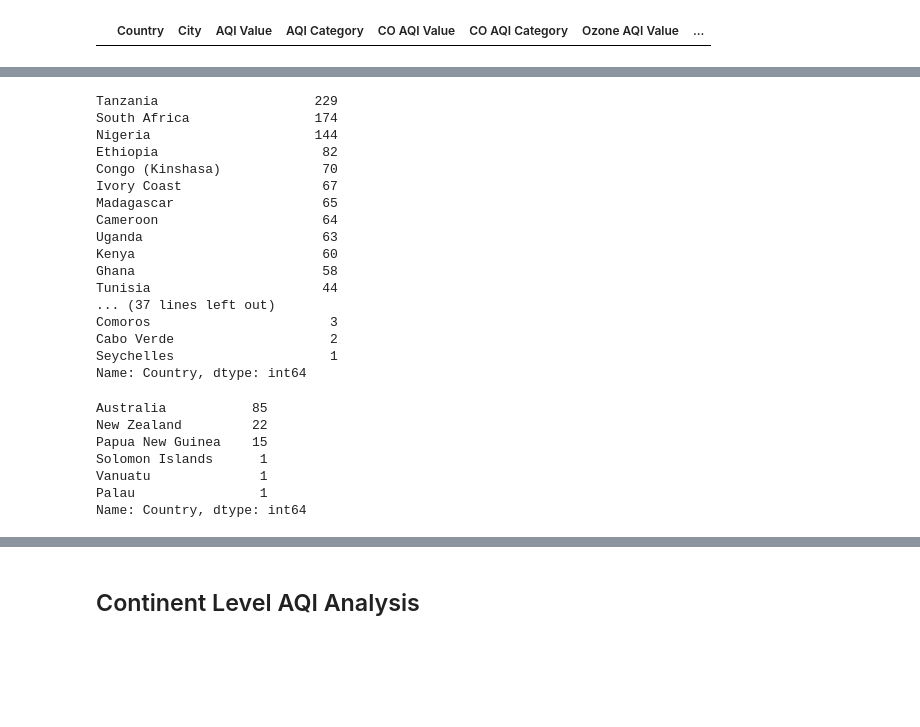
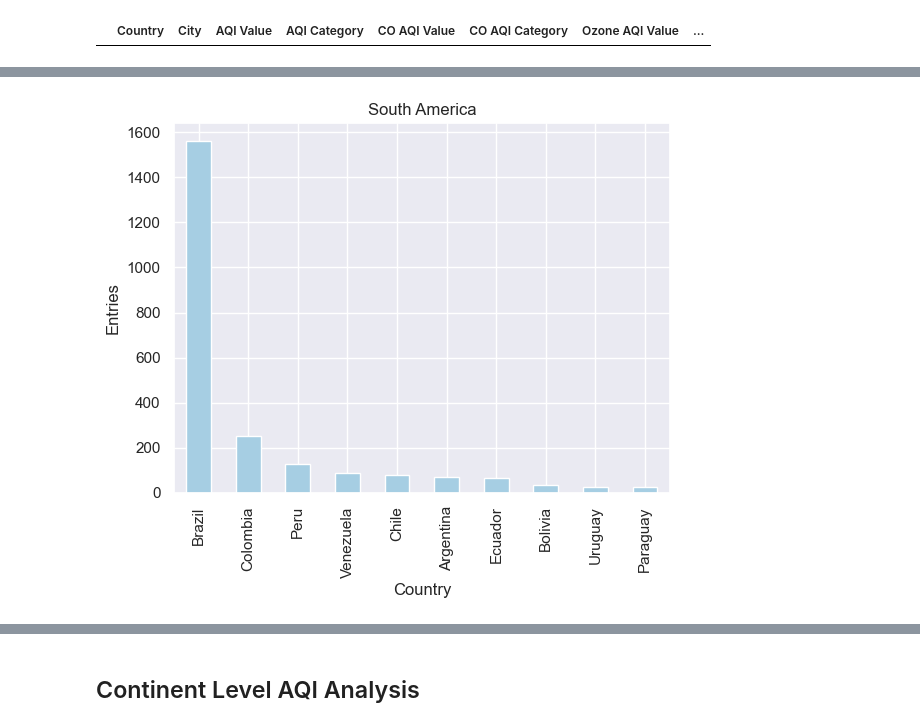
Before and after one commit to BSU04/Global-Air-Quality-Prediction, a Jupyter notebook: gap-eda.ipynb, the cells around one changed output, grey strips where cells are left out. Drawn from its saved outputs; the diff is of its cells as text; code cells hidden in the pictures; blank space fills up the shorter version.

```diff
--- a/gap-eda.ipynb
+++ b/gap-eda.ipynb
@@ -814,30 +749,7 @@ Name: Country, dtype: int64
-# %%
-africa["Country"].value_counts()
-# %% [output]
-Tanzania                    229
-South Africa                174
-Nigeria                     144
-Ethiopia                     82
-Congo (Kinshasa)             70
-Ivory Coast                  67
-Madagascar                   65
-Cameroon                     64
-Uganda                       63
-Kenya                        60
-Ghana                        58
-Tunisia                      44
-... (37 lines left out)
-Comoros                       3
-Cabo Verde                    2
-Seychelles                    1
-Name: Country, dtype: int64
-# %%
-australia["Country"].value_counts()
-# %% [output]
-Australia           85
-New Zealand         22
-Papua New Guinea    15
-Solomon Islands      1
-Vanuatu              1
-Palau                1
-Name: Country, dtype: int64
+# %%
+south_america["Country"].value_counts().head(10).plot(kind='bar');
+plt.title("South America")
+plt.xlabel("Country")
+plt.ylabel("Entries");
+# %% [output]
+[figure, added]
```
Also changed, not shown: parts of 8 cells of this notebook.
